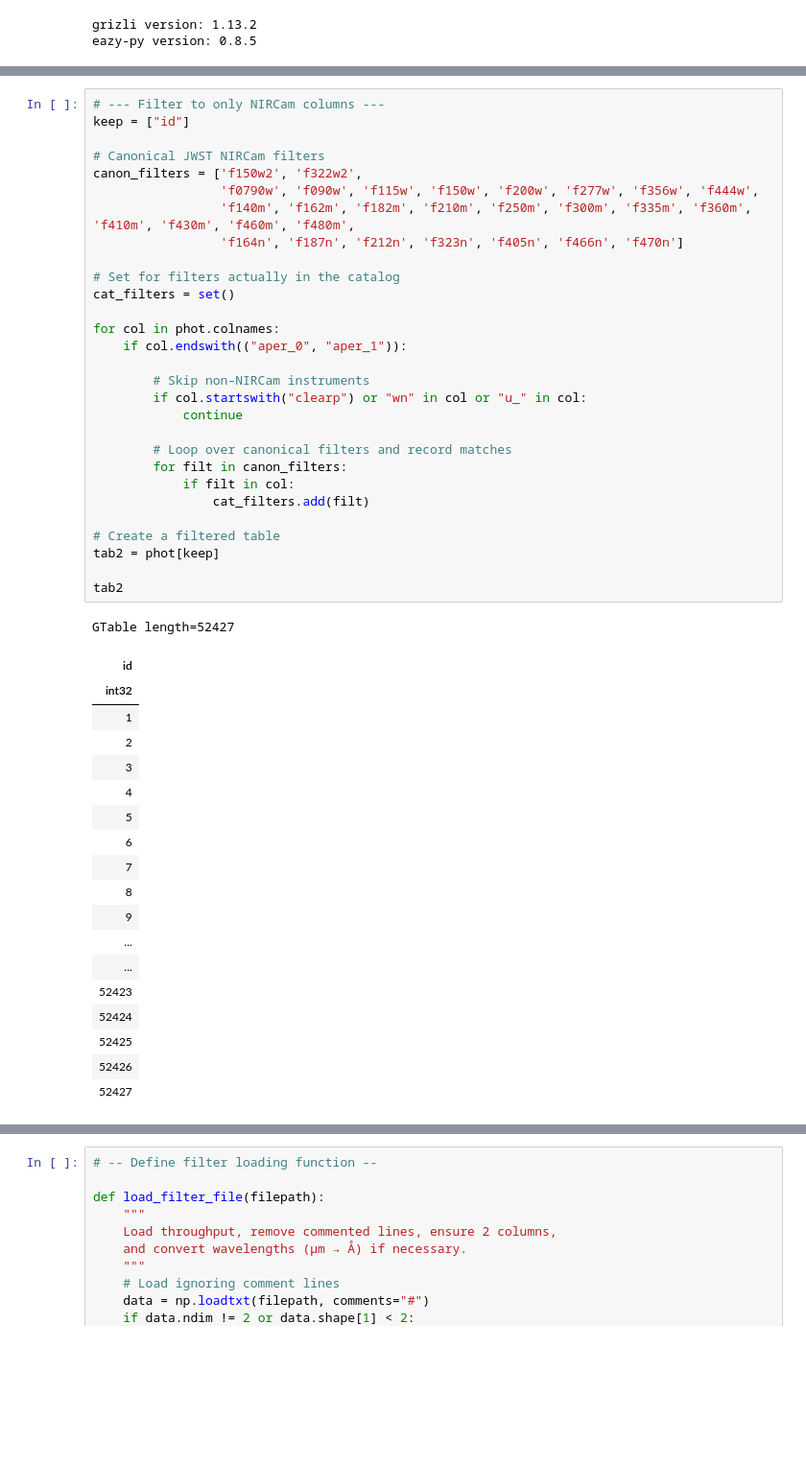
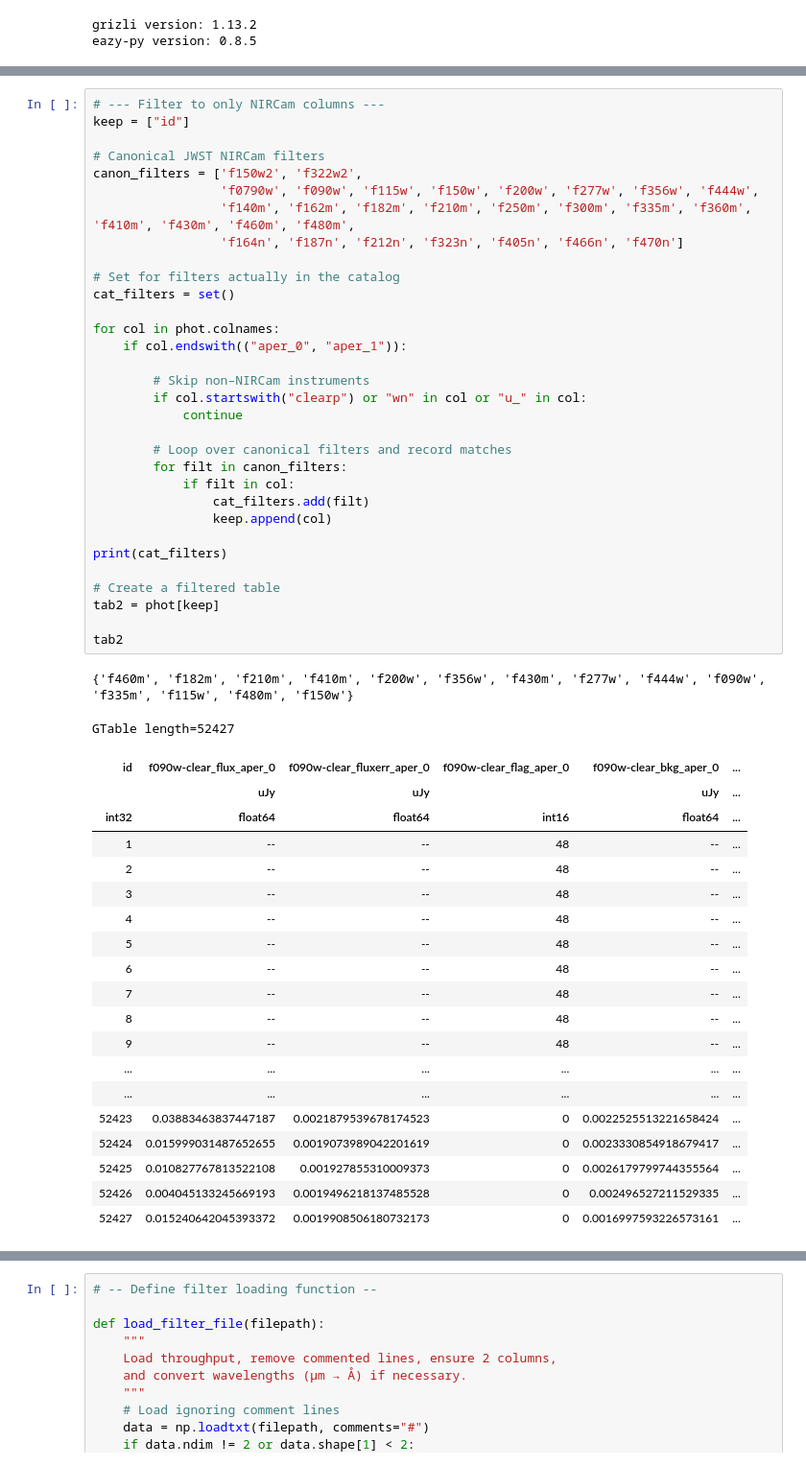
Before and after one commit to sfremy/my-eazy-jwst, a Jupyter notebook: scripts/z_visualization.ipynb, the cells around one changed output, grey strips where cells are left out. Shown at 96% size. Saved outputs shown, nothing was run; the diff lists cells and outputs as text; blank space fills up the shorter version.

```diff
--- a/scripts/z_visualization.ipynb
+++ b/scripts/z_visualization.ipynb
@@ -136,52 +136,57 @@ GTable length=52427
 # %%
 # --- Filter to only NIRCam columns ---
 keep = ["id"]
 
 # Canonical JWST NIRCam filters
 canon_filters = ['f150w2', 'f322w2',
                  'f0790w', 'f090w', 'f115w', 'f150w', 'f200w', 'f277w', 'f356w', 'f444w',
                  'f140m', 'f162m', 'f182m', 'f210m', 'f250m', 'f300m', 'f335m', 'f360m', 'f410m', 'f430m', 'f460m', 'f480m',
                  'f164n', 'f187n', 'f212n', 'f323n', 'f405n', 'f466n', 'f470n']
 
 # Set for filters actually in the catalog
 cat_filters = set()
 
 for col in phot.colnames:
     if col.endswith(("aper_0", "aper_1")):
 
         # Skip non–NIRCam instruments
         if col.startswith("clearp") or "wn" in col or "u_" in col:
             continue
 
         # Loop over canonical filters and record matches
         for filt in canon_filters:
             if filt in col:
                 cat_filters.add(filt)
+                keep.append(col)
+
+print(cat_filters)
 
 # Create a filtered table
 tab2 = phot[keep]
 
 tab2
 # %% [output]
-GTable length=52427
+{'f460m', 'f182m', 'f210m', 'f410m', 'f200w', 'f356w', 'f430m', 'f277w', 'f444w', 'f090w', 'f335m', 'f115w', 'f480m', 'f150w'}
+GTable length=52427
-| id |
-| int32 |
-| 1 |
-| 2 |
-| 3 |
-| 4 |
-| 5 |
-| 6 |
-| 7 |
-| 8 |
-| 9 |
-| ... |
-| ... |
-| 52423 |
-| 52424 |
-| 52425 |
-| 52426 |
-| 52427 |
+| id | f090w-clear_flux_aper_0 | f090w-clear_fluxerr_aper_0 | f090w-clear_flag_aper_0 | f090w-clear_bkg_aper_0 | ... |
+|  | uJy | uJy |  | uJy | ... |
+| int32 | float64 | float64 | int16 | float64 | ... |
+| 1 | -- | -- | 48 | -- | ... |
+| 2 | -- | -- | 48 | -- | ... |
+| 3 | -- | -- | 48 | -- | ... |
+| 4 | -- | -- | 48 | -- | ... |
+| 5 | -- | -- | 48 | -- | ... |
+| 6 | -- | -- | 48 | -- | ... |
+| 7 | -- | -- | 48 | -- | ... |
+| 8 | -- | -- | 48 | -- | ... |
+| 9 | -- | -- | 48 | -- | ... |
+| ... | ... | ... | ... | ... | ... |
+| ... | ... | ... | ... | ... | ... |
+| 52423 | 0.03883463837447187 | 0.0021879539678174523 | 0 | 0.0022525513221658424 | ... |
+| 52424 | 0.015999031487652655 | 0.0019073989042201619 | 0 | 0.0023330854918679417 | ... |
+| 52425 | 0.010827767813522108 | 0.001927855310009373 | 0 | 0.0026179799744355564 | ... |
+| 52426 | 0.004045133245669193 | 0.0019496218137485528 | 0 | 0.002496527211529335 | ... |
+| 52427 | 0.015240642045393372 | 0.0019908506180732173 | 0 | 0.0016997593226573161 | ... |
 # %%
 # --- Remove bad data according to flags ---
 
```
Also changed, not shown: parts of 3 cells of this notebook.
